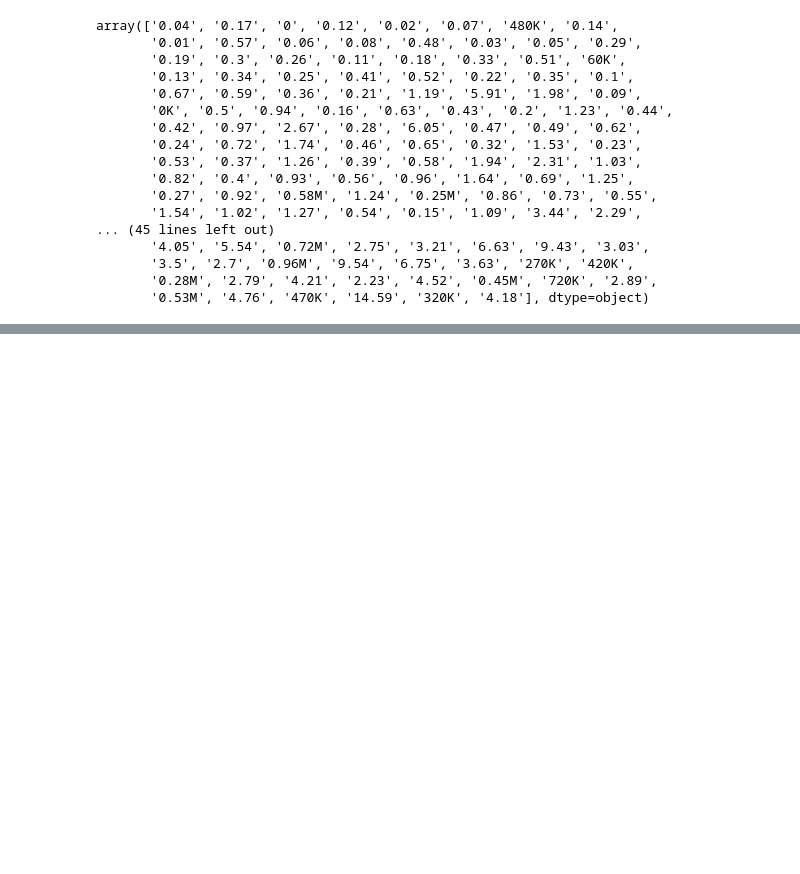
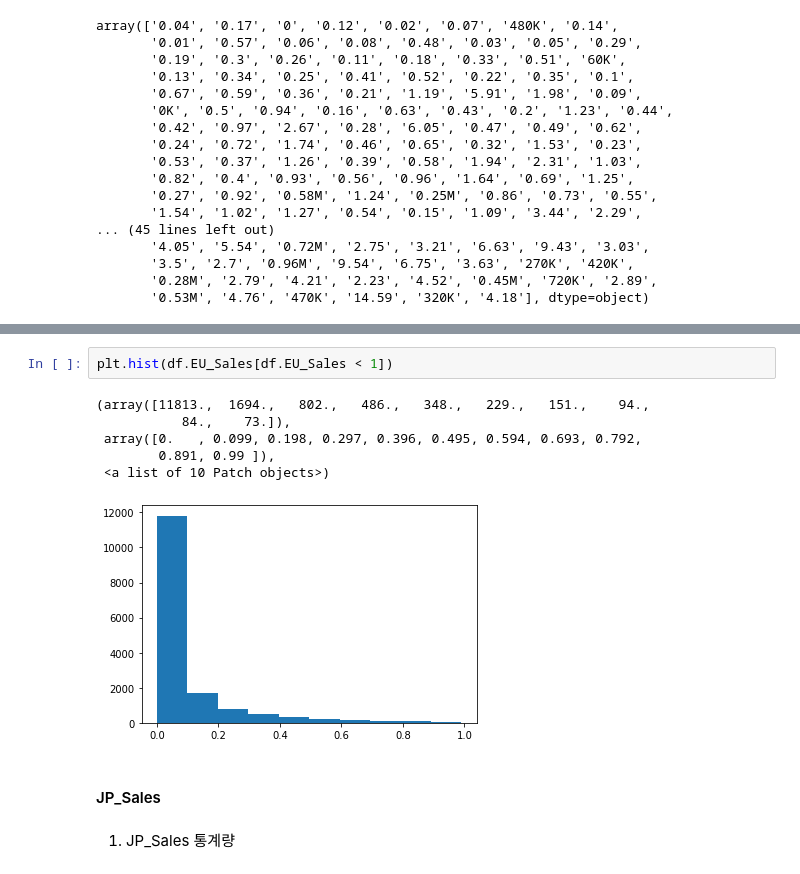
Before and after one commit to Jeongho-K/Section-Project, a Jupyter notebook: Section 1/AI_14_김정호_Section1.ipynb, the cells around one changed output, grey strips where cells are left out. Cells and saved outputs as stored; diff of their text form; blank space fills up the shorter version.

```diff
--- a/Section 1/AI_14_김정호_Section1.ipynb
+++ b/Section 1/AI_14_김정호_Section1.ipynb
@@ -211,0 +502,13 @@ array(['0.04', '0.17', '0', '0.12', '0.02', '0.07', '480K', '0.14',
+# %%
+plt.hist(df.EU_Sales[df.EU_Sales < 1])
+# %% [output]
+(array([11813.,  1694.,   802.,   486.,   348.,   229.,   151.,    94.,
+           84.,    73.]),
+ array([0.   , 0.099, 0.198, 0.297, 0.396, 0.495, 0.594, 0.693, 0.792,
+        0.891, 0.99 ]),
+ <a list of 10 Patch objects>)
+[figure, added]
+# %% [markdown]
+#### JP_Sales
+# %% [markdown]
+1) JP_Sales 통계량
```
Also changed, not shown: parts of 77 cells of this notebook.
